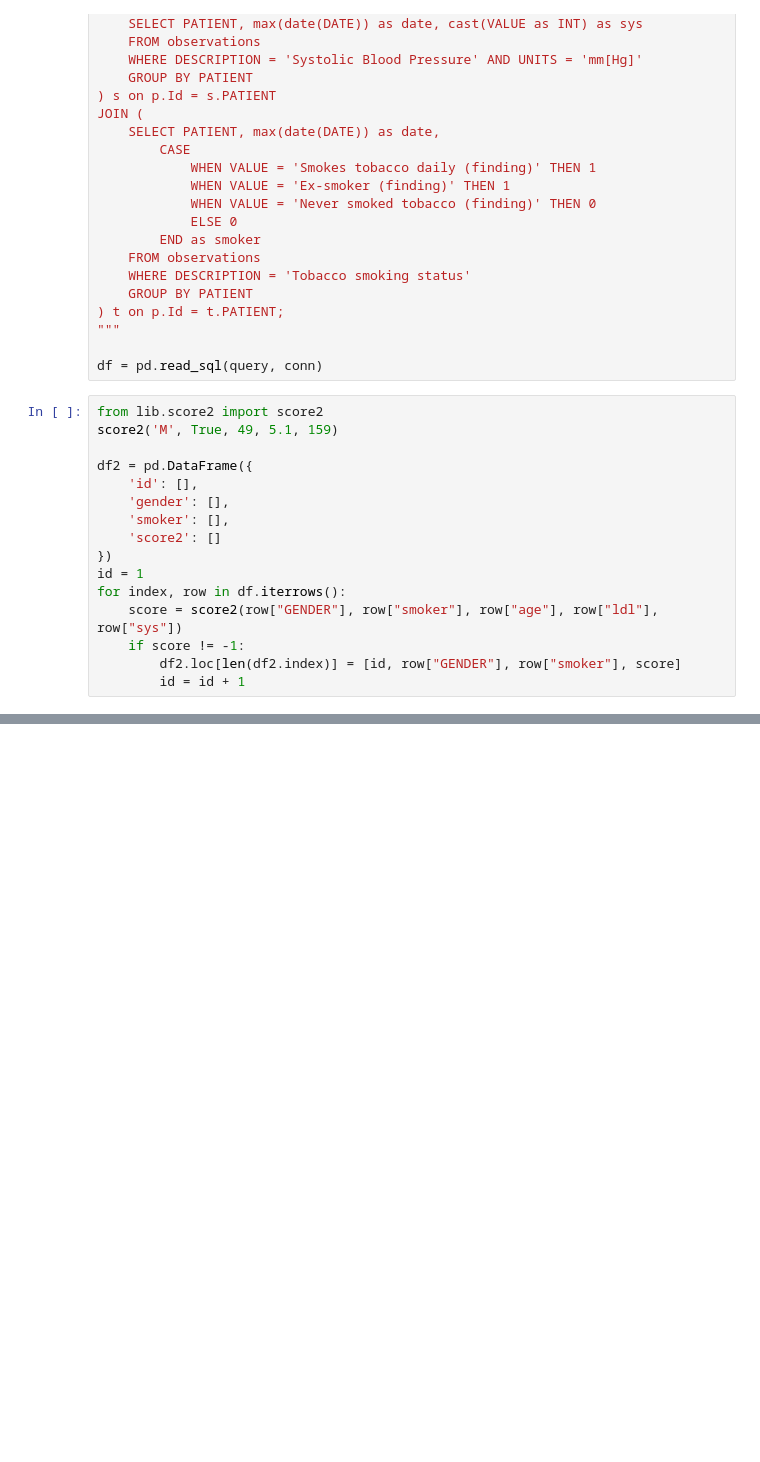
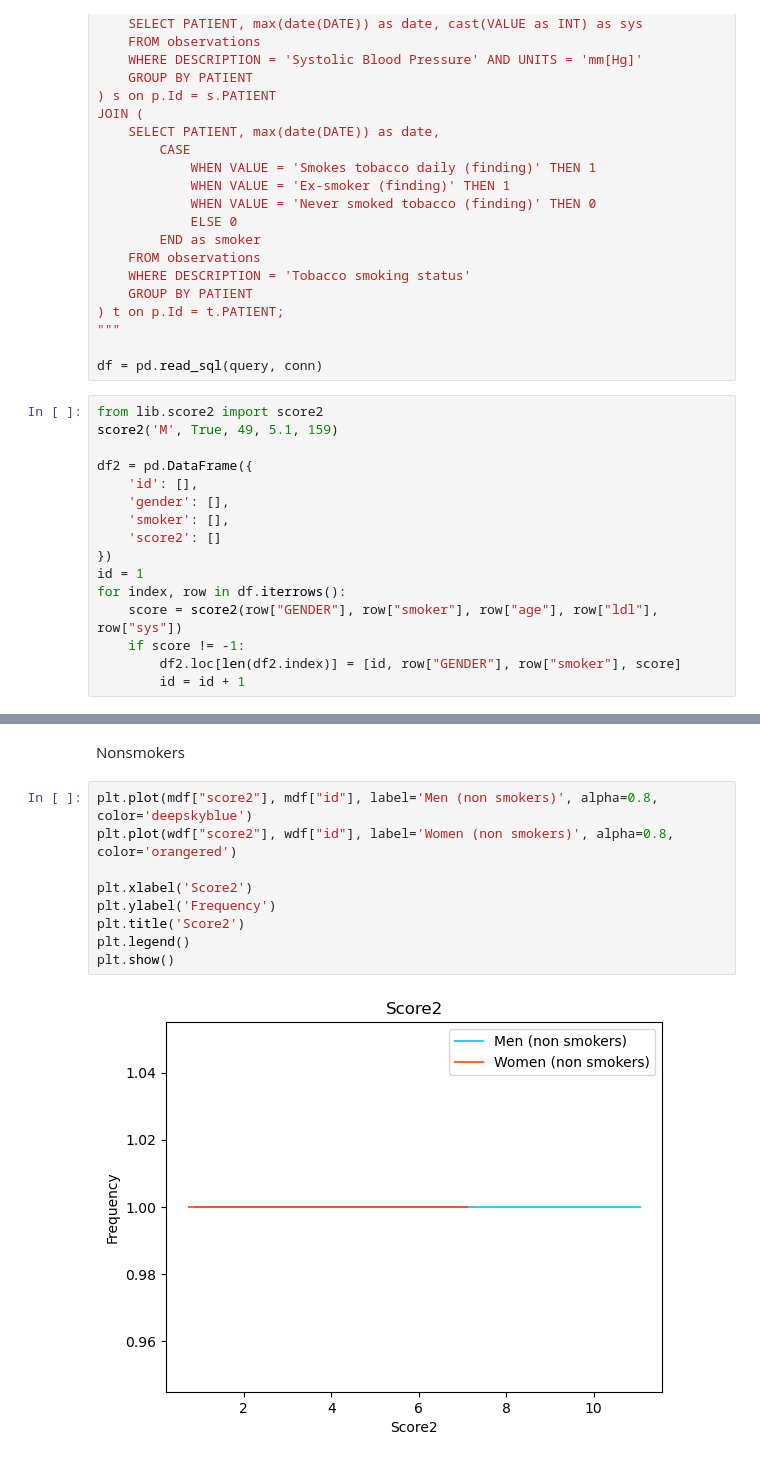
Before and after one commit to EatOreo/DifferentialPrivacyBiasExperiments, a Jupyter notebook: notebooks/score2.ipynb, the cells around one changed output, grey strips where cells are left out. Drawn from its saved outputs; the diff is of its cells as text; blank space fills up the shorter version.

```diff
--- a/notebooks/score2.ipynb
+++ b/notebooks/score2.ipynb
@@ -77,0 +171,13 @@ plt.show()
+# %% [markdown]
+Nonsmokers
+# %%
+plt.plot(mdf["score2"], mdf["id"], label='Men (non smokers)', alpha=0.8, color='deepskyblue')
+plt.plot(wdf["score2"], wdf["id"], label='Women (non smokers)', alpha=0.8, color='orangered')
+
+plt.xlabel('Score2')
+plt.ylabel('Frequency')
+plt.title('Score2')
+plt.legend()
+plt.show()
+# %% [output]
+[figure, added]
```
Also changed, not shown: parts of 5 cells of this notebook.
